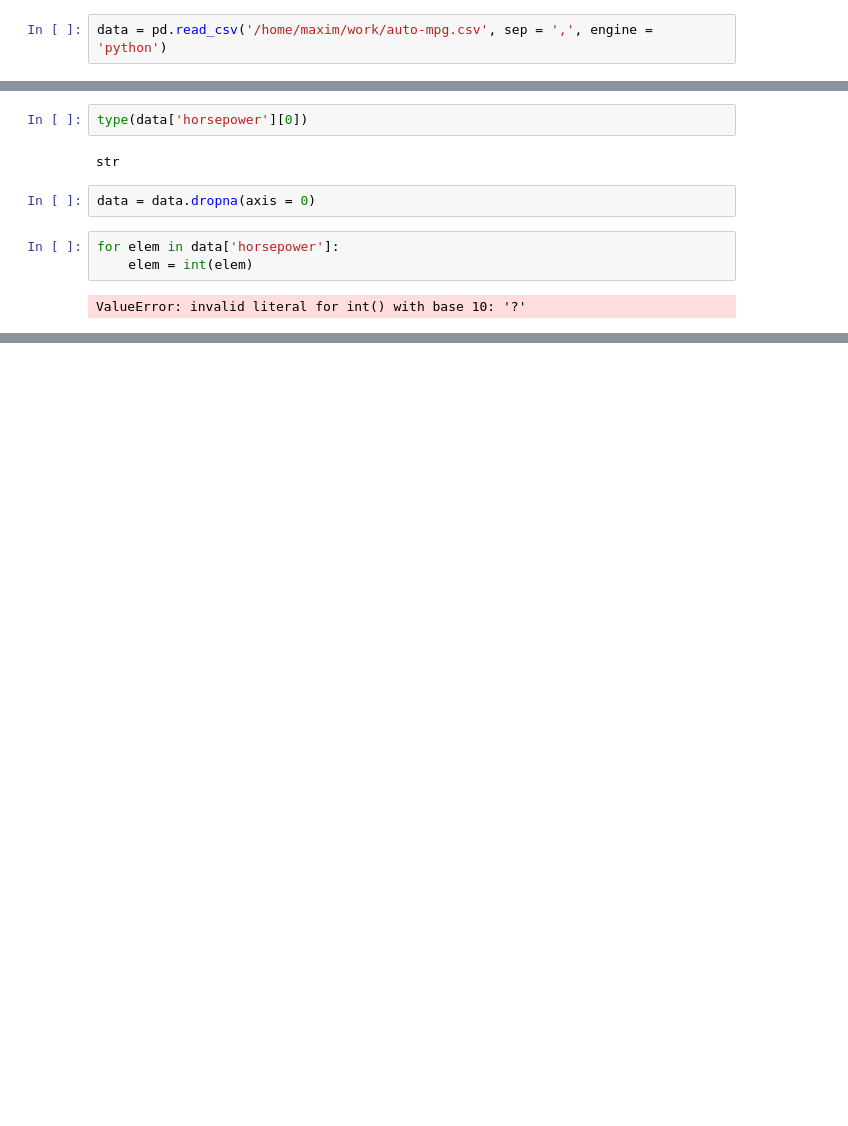
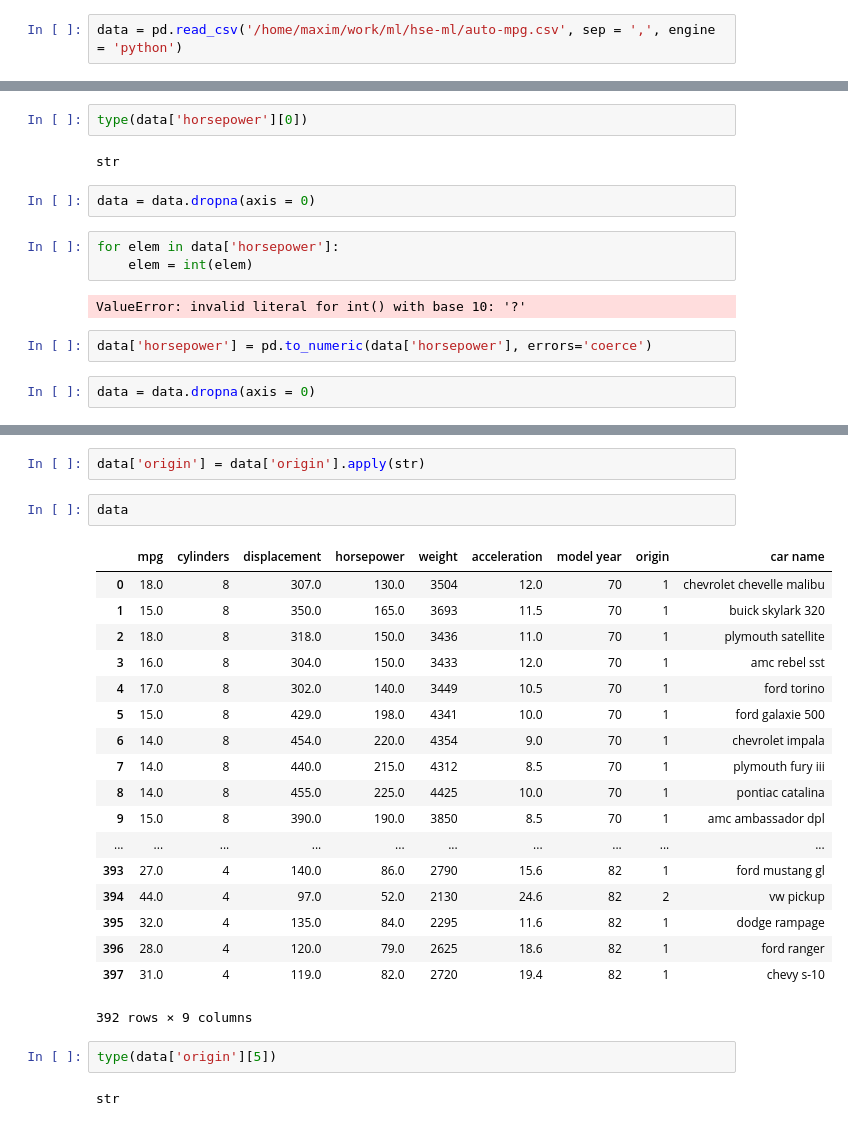
Before and after one commit to mzemlyanikin/hse-ml, a Jupyter notebook: auto-mpg.ipynb, the cells around one changed output, grey strips where cells are left out. Cells and saved outputs as stored; diff of their text form; blank space fills up the shorter version.

Commit message:
data preparation and attempt to use linear regression

```diff
--- a/auto-mpg.ipynb
+++ b/auto-mpg.ipynb
@@ -4,7 +4,7 @@ import matplotlib.pyplot as plt
 import pandas as pd
 %matplotlib inline
 # %%
-data = pd.read_csv('/home/maxim/work/auto-mpg.csv', sep = ',', engine = 'python')
+data = pd.read_csv('/home/maxim/work/ml/hse-ml/auto-mpg.csv', sep = ',', engine = 'python')
 # %%
 type(data)
 # %% [output]
@@ -171,3 +171,7 @@ for elem in data['horsepower']:
     elem = int(elem)
 # %% [output]
 ValueError: invalid literal for int() with base 10: '?'
+# %%
+data['horsepower'] = pd.to_numeric(data['horsepower'], errors='coerce')
+# %%
+data = data.dropna(axis = 0)
@@ -173,0 +190,27 @@ ValueError: invalid literal for int() with base 10: '?'
+# %%
+data['origin'] = data['origin'].apply(str)
+# %%
+data
+# %% [output]
+|  | mpg | cylinders | displacement | horsepower | weight | acceleration | model year | origin | car name |
+| 0 | 18.0 | 8 | 307.0 | 130.0 | 3504 | 12.0 | 70 | 1 | chevrolet chevelle malibu |
+| 1 | 15.0 | 8 | 350.0 | 165.0 | 3693 | 11.5 | 70 | 1 | buick skylark 320 |
+| 2 | 18.0 | 8 | 318.0 | 150.0 | 3436 | 11.0 | 70 | 1 | plymouth satellite |
+| 3 | 16.0 | 8 | 304.0 | 150.0 | 3433 | 12.0 | 70 | 1 | amc rebel sst |
+| 4 | 17.0 | 8 | 302.0 | 140.0 | 3449 | 10.5 | 70 | 1 | ford torino |
+| 5 | 15.0 | 8 | 429.0 | 198.0 | 4341 | 10.0 | 70 | 1 | ford galaxie 500 |
+| 6 | 14.0 | 8 | 454.0 | 220.0 | 4354 | 9.0 | 70 | 1 | chevrolet impala |
+| 7 | 14.0 | 8 | 440.0 | 215.0 | 4312 | 8.5 | 70 | 1 | plymouth fury iii |
+| 8 | 14.0 | 8 | 455.0 | 225.0 | 4425 | 10.0 | 70 | 1 | pontiac catalina |
+| 9 | 15.0 | 8 | 390.0 | 190.0 | 3850 | 8.5 | 70 | 1 | amc ambassador dpl |
+| ... | ... | ... | ... | ... | ... | ... | ... | ... | ... |
+| 393 | 27.0 | 4 | 140.0 | 86.0 | 2790 | 15.6 | 82 | 1 | ford mustang gl |
+| 394 | 44.0 | 4 | 97.0 | 52.0 | 2130 | 24.6 | 82 | 2 | vw pickup |
+| 395 | 32.0 | 4 | 135.0 | 84.0 | 2295 | 11.6 | 82 | 1 | dodge rampage |
+| 396 | 28.0 | 4 | 120.0 | 79.0 | 2625 | 18.6 | 82 | 1 | ford ranger |
+| 397 | 31.0 | 4 | 119.0 | 82.0 | 2720 | 19.4 | 82 | 1 | chevy s-10 |
+392 rows × 9 columns
+# %%
+type(data['origin'][5])
+# %% [output]
+str
```
Also changed, not shown: parts of 17 cells of this notebook.
